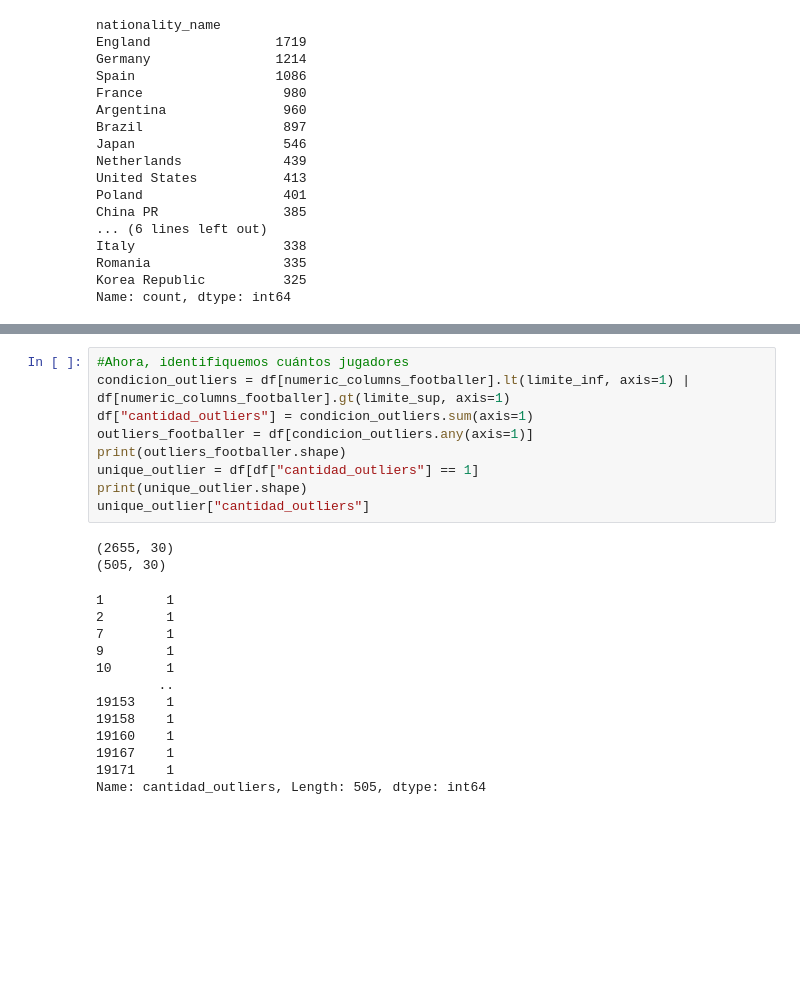
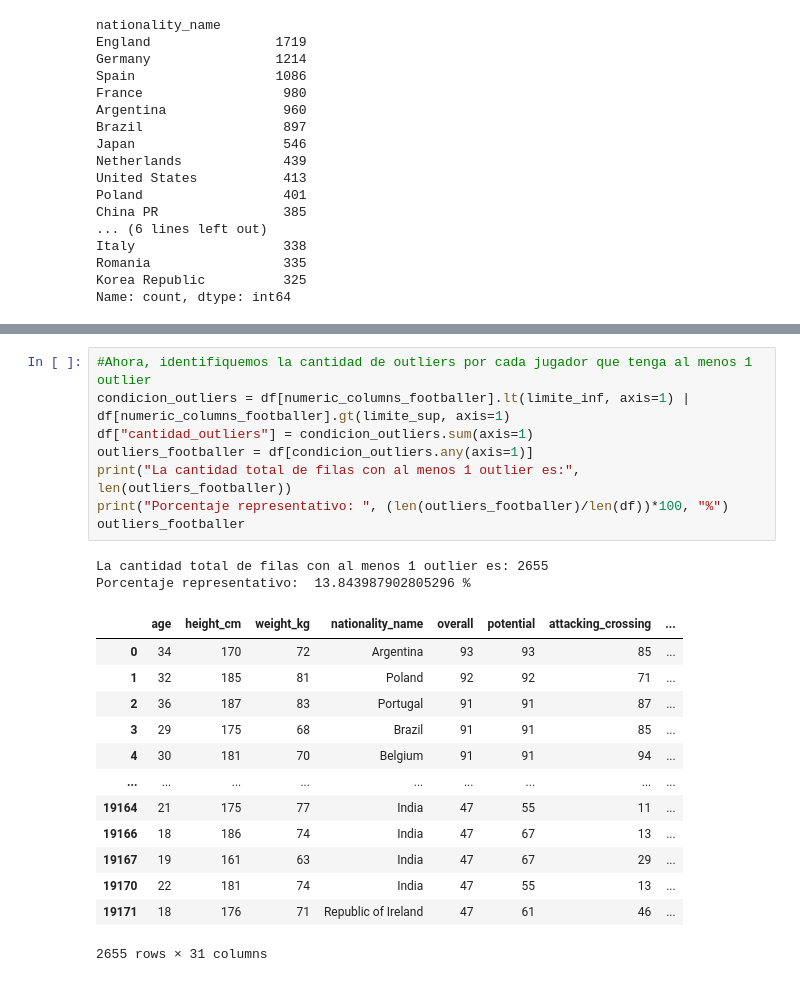
Before and after one commit to devrenato56/football-salaries-ml, a Jupyter notebook: notebooks/01_eda.ipynb, the cells around one changed output, grey strips where cells are left out. Drawn from its saved outputs; the diff is of its cells as text; blank space fills up the shorter version.

```diff
--- a/notebooks/01_eda.ipynb
+++ b/notebooks/01_eda.ipynb
@@ -336,24 +343,24 @@ outliers_footballer.head()
 # %%
-#Ahora, identifiquemos cuántos jugadores
+#Ahora, identifiquemos la cantidad de outliers por cada jugador que tenga al menos 1 outlier
 condicion_outliers = df[numeric_columns_footballer].lt(limite_inf, axis=1) | df[numeric_columns_footballer].gt(limite_sup, axis=1)
 df["cantidad_outliers"] = condicion_outliers.sum(axis=1)
 outliers_footballer = df[condicion_outliers.any(axis=1)]
-print(outliers_footballer.shape)
-unique_outlier = df[df["cantidad_outliers"] == 1]
-print(unique_outlier.shape)
-unique_outlier["cantidad_outliers"]
+print("La cantidad total de filas con al menos 1 outlier es:", len(outliers_footballer))
+print("Porcentaje representativo: ", (len(outliers_footballer)/len(df))*100, "%")
+outliers_footballer
 # %% [output]
-(2655, 30)
-(505, 30)
+La cantidad total de filas con al menos 1 outlier es: 2655
+Porcentaje representativo:  13.843987902805296 %
+|  | age | height_cm | weight_kg | nationality_name | overall | potential | attacking_crossing | ... |
+| 0 | 34 | 170 | 72 | Argentina | 93 | 93 | 85 | ... |
+| 1 | 32 | 185 | 81 | Poland | 92 | 92 | 71 | ... |
+| 2 | 36 | 187 | 83 | Portugal | 91 | 91 | 87 | ... |
+| 3 | 29 | 175 | 68 | Brazil | 91 | 91 | 85 | ... |
+| 4 | 30 | 181 | 70 | Belgium | 91 | 91 | 94 | ... |
+| ... | ... | ... | ... | ... | ... | ... | ... | ... |
+| 19164 | 21 | 175 | 77 | India | 47 | 55 | 11 | ... |
+| 19166 | 18 | 186 | 74 | India | 47 | 67 | 13 | ... |
+| 19167 | 19 | 161 | 63 | India | 47 | 67 | 29 | ... |
+| 19170 | 22 | 181 | 74 | India | 47 | 55 | 13 | ... |
+| 19171 | 18 | 176 | 71 | Republic of Ireland | 47 | 61 | 46 | ... |
-1        1
-2        1
-7        1
-9        1
-10       1
-        ..
-19153    1
-19158    1
-19160    1
-19167    1
-19171    1
-Name: cantidad_outliers, Length: 505, dtype: int64
+2655 rows × 31 columns
```
Also changed, not shown: parts of 21 cells of this notebook.
